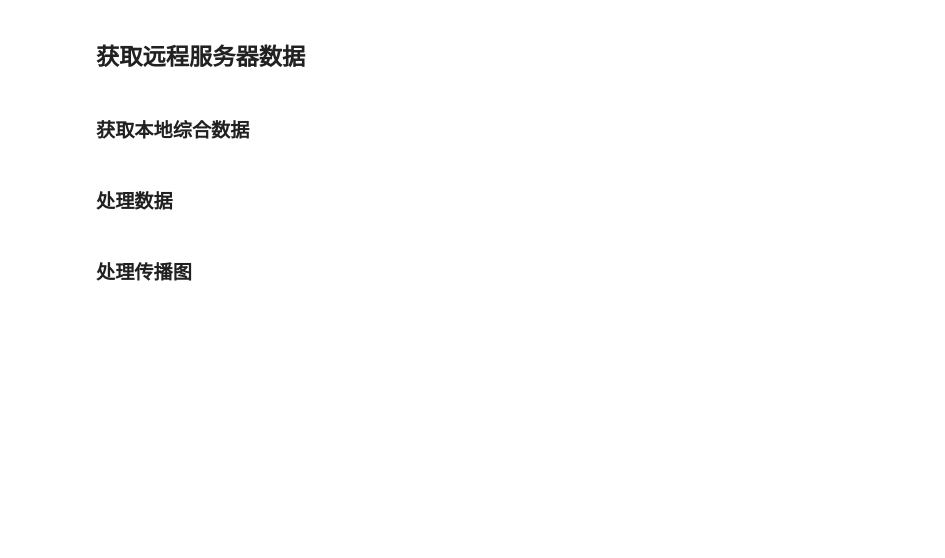
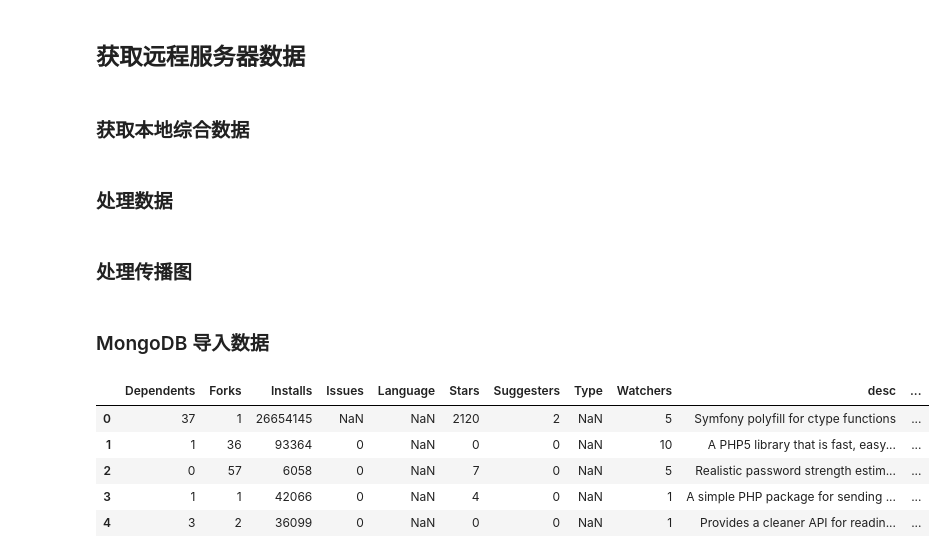
Before and after one commit to y19941115mx/jupyter-notebook, a Jupyter notebook: data analysis/weibo.ipynb, the cells around one changed output. Saved outputs shown, nothing was run; the diff lists cells and outputs as text; code cells hidden in the pictures; blank space fills up the shorter version.

```diff
--- a/data analysis/weibo.ipynb
+++ b/data analysis/weibo.ipynb
@@ -94,3 +94,5 @@ for row in range(len(df)):
         res_2d_arr.append([res[index], res[index+1]])
 res_df = pd.DataFrame(np.array(res_2d_arr), columns=colums)
 res_df.to_csv('chuanbo.csv')
+# %% [markdown]
+### MongoDB 导入数据
@@ -96,0 +103,13 @@ res_df.to_csv('chuanbo.csv')
+# %%
+c = MongoClient()
+# %%
+cursor = c.Projects['PHP'].find()
+# %%
+df = pd.DataFrame(list(cursor))
+# %% [output]
+|  | Dependents | Forks | Installs | Issues | Language | Stars | Suggesters | Type | Watchers | desc | ... |
+| 0 | 37 | 1 | 26654145 | NaN | NaN | 2120 | 2 | NaN | 5 | Symfony polyfill for ctype functions | ... |
+| 1 | 1 | 36 | 93364 | 0 | NaN | 0 | 0 | NaN | 10 | A PHP5 library that is fast, easy... | ... |
+| 2 | 0 | 57 | 6058 | 0 | NaN | 7 | 0 | NaN | 5 | Realistic password strength estim... | ... |
+| 3 | 1 | 1 | 42066 | 0 | NaN | 4 | 0 | NaN | 1 | A simple PHP package for sending ... | ... |
+| 4 | 3 | 2 | 36099 | 0 | NaN | 0 | 0 | NaN | 1 | Provides a cleaner API for readin... | ... |
```
Also changed, not shown: parts of 3 cells of this notebook, 9 other files.
